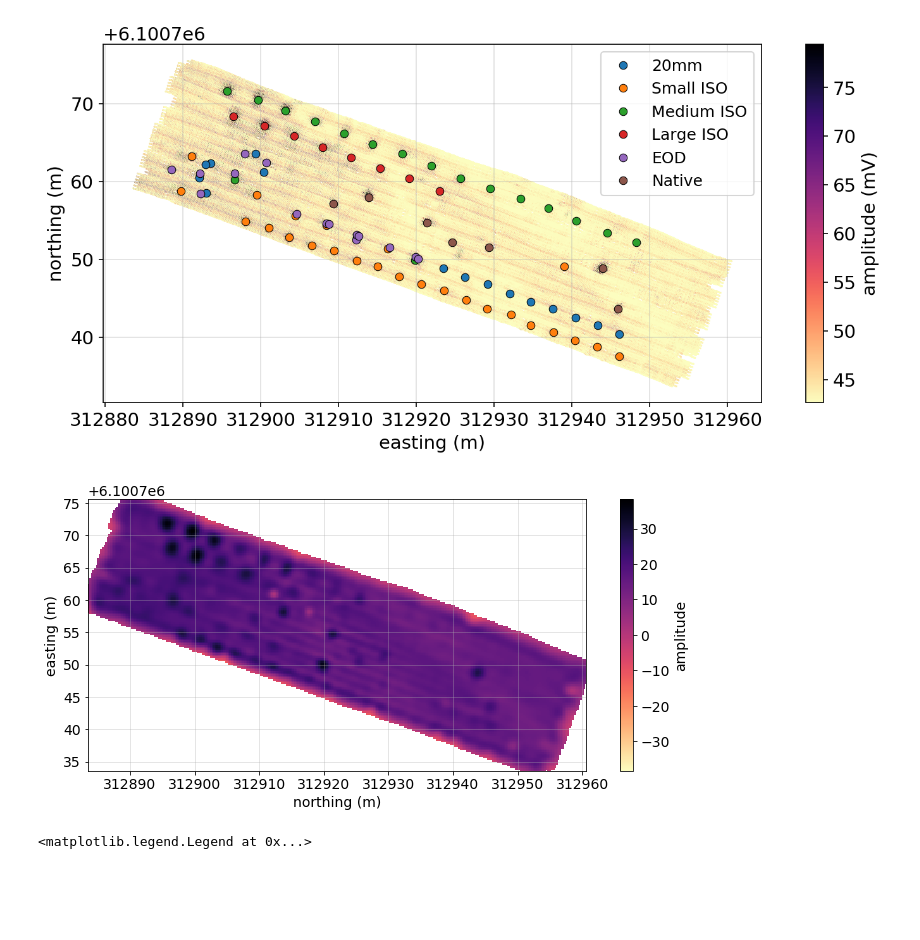
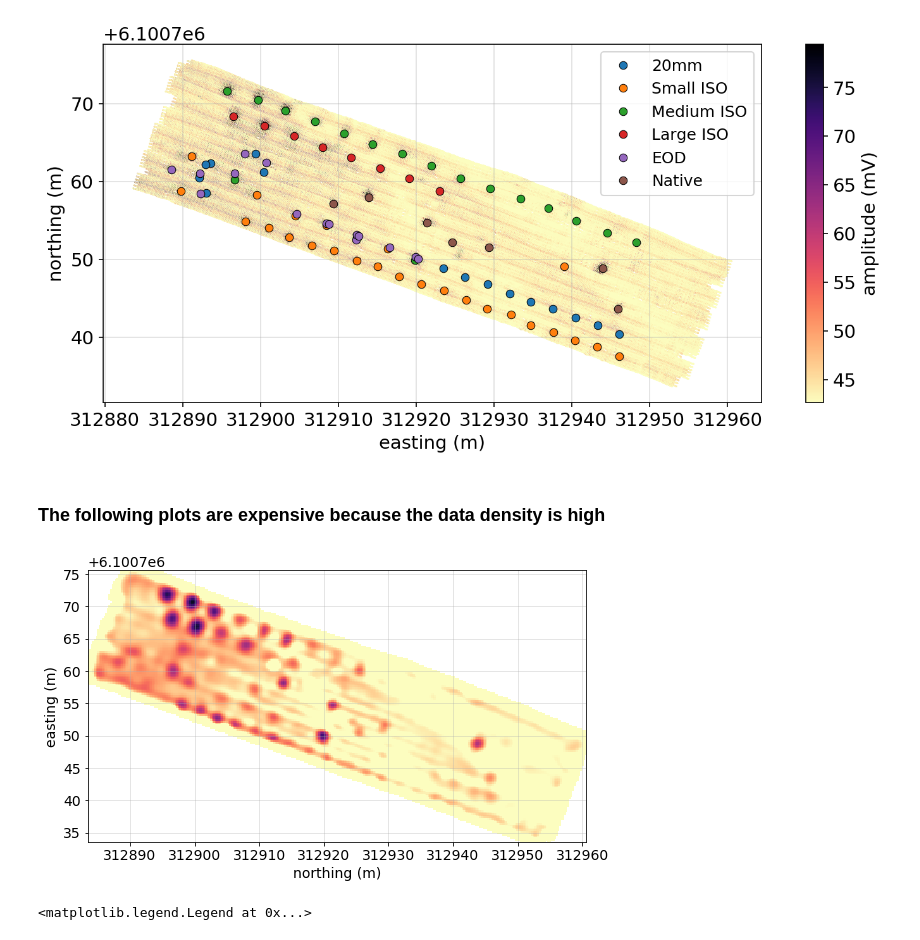
Before and after one commit to lheagy/uxo-workspace, a Jupyter notebook: plot_survey.ipynb, the cells around one changed output. Saved outputs shown, nothing was run; the diff lists cells and outputs as text; code cells hidden in the pictures; blank space fills up the shorter version.

Commit message:
add environement file, light cleanup in plotting notebooks

```diff
--- a/plot_survey.ipynb
+++ b/plot_survey.ipynb
@@ -32,7 +36,7 @@ sensorinfo.name
 # %% [output]
 'UltraTEMArrayNA'
 # %%
-data_directory = "../UXO_protected/data-blacktusk"
+data_directory = "../../UXO_protected/data-blacktusk"
 groundtruth = pd.read_excel(os.path.sep.join([data_directory, "groundtruth_Testplot5F.xlsx"]), nrows=93)
 # %%
 # H5 functions
@@ -212,46 +188,43 @@ ax.legend(fontsize=12)
 # %% [output]
 <matplotlib.legend.Legend at 0x...>
 [figure]
+# %% [markdown]
+### The following plots are expensive because the data density is high
 # %%
 import verde as vd
 coordinates = (easting, northing)
 spacing = 0.25
 
 fig, ax = plt.subplots(1, 1, figsize=(12, 5))
 
 chain = vd.Chain([
     ("mean", vd.BlockMean(spacing=spacing)),
     ("spline", vd.Spline(damping=1e-9)),
 ])
 # print(chain)
 
 chain.fit(coordinates, np.abs(tlate))
 
 region = vd.get_region(coordinates)
 
 grid = chain.grid(
     region=region,
     spacing=spacing,
     dims=["easting (m)", "northing (m)"],
     data_names=["amplitude"]
 )
 mask = vd.distance_mask(
     coordinates,
     maxdist=1,
     grid=grid
 )
 
-# cm = plt.get_cmap('magma_r')
-# c_norm = Normalize(vmin=0., vmax=1.)
-# scalar_map = cmap.ScalarMappable(norm=c_norm, cmap=cm)
-# scalar_map.set_array([])
-
-pc = mask.amplitude.plot.pcolormesh(ax=ax, cmap="magma_r") #, cmap=cm)
+pc = mask.amplitude.plot.pcolormesh(ax=ax, cmap="magma_r", vmin=16, vmax=40, add_colorbar=False)
 
 ax.set_aspect(1)
 ax.grid(which="both", alpha=0.4)
 # %% [output]
-[figure, old version]
+[figure, new version]
 # %%
 fig, ax = plt.subplots(1, 1, figsize=(12, 5), dpi=150)
 clim = 10**np.r_[0, 2]
```
Also changed, not shown: parts of 15 cells of this notebook, 8 other files.
